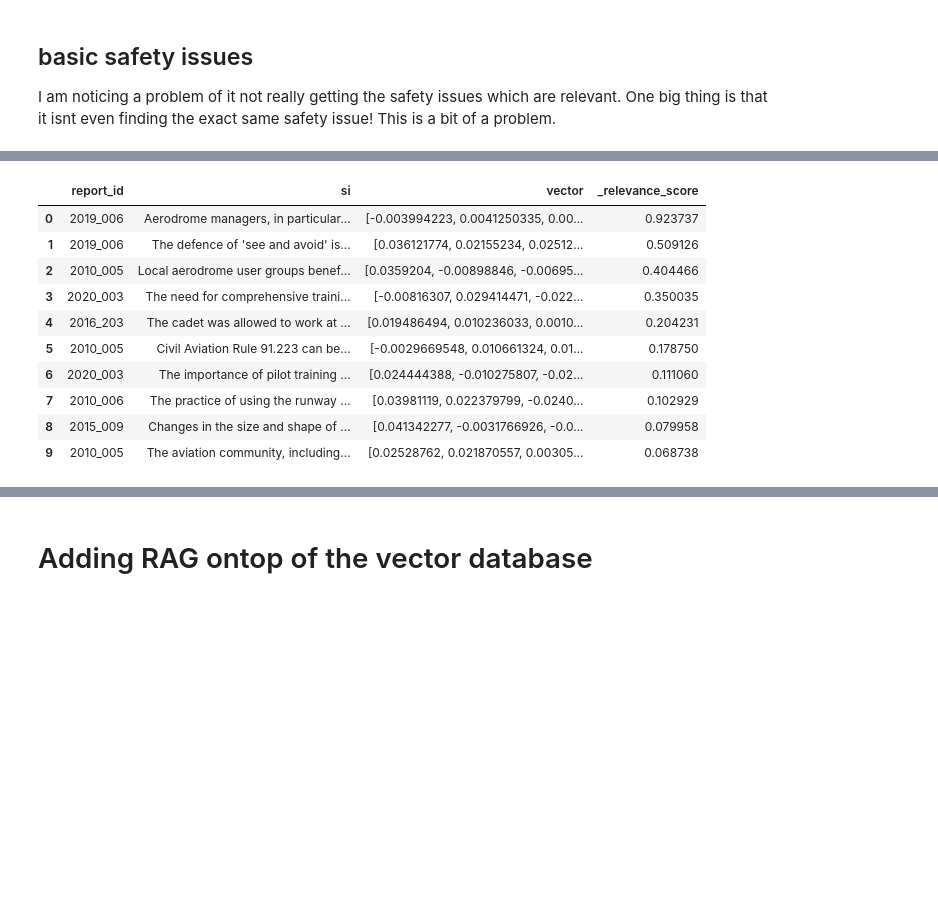
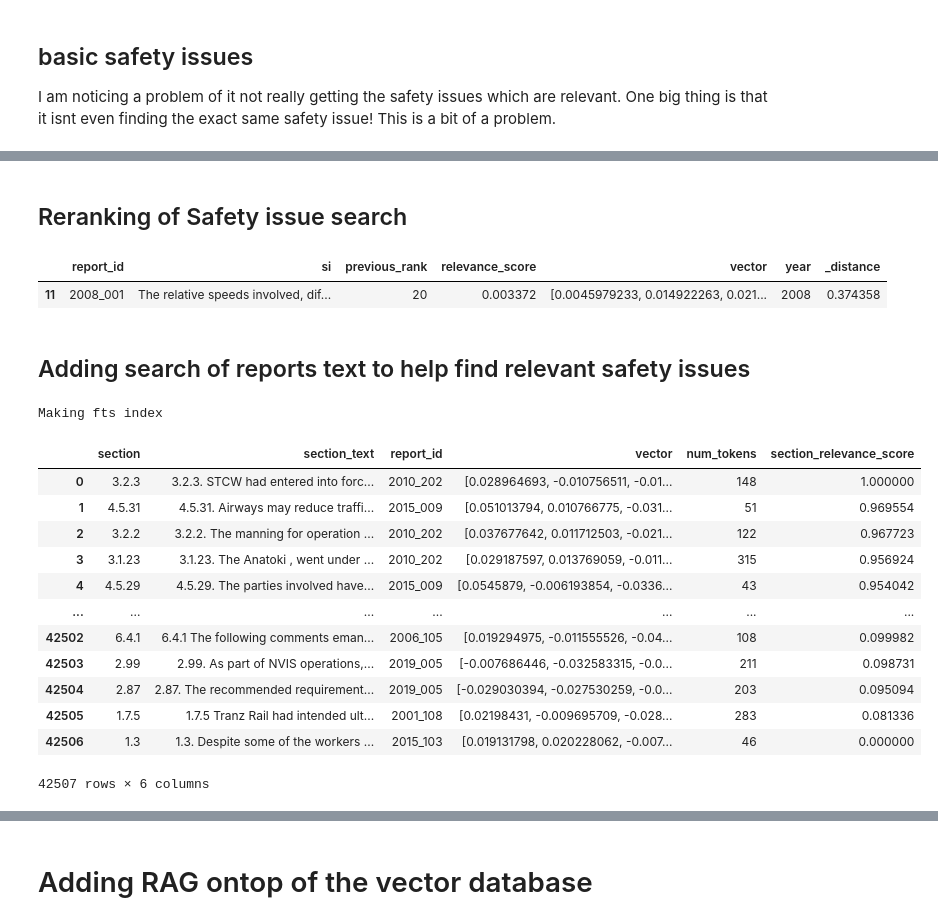
Before and after one commit to 1jamesthompson1/TAIC-report-summary, a Jupyter notebook: notebooks/vector database exploration/#165_basic_safety_issue_rag.ipynb, the cells around one changed output, grey strips where cells are left out. Drawn from its saved outputs; the diff is of its cells as text; code cells hidden in the pictures; blank space fills up the shorter version.

```diff
--- a/notebooks/vector database exploration/#165_basic_safety_issue_rag.ipynb
+++ b/notebooks/vector database exploration/#165_basic_safety_issue_rag.ipynb
@@ -94,6 +134,30 @@ vo = voyageai.Client()
 def embed_query(text):
 
     return vo.embed(text, model="voyage-large-2-instruct", input_type="query", truncation=False).embeddings[0]
+# %%
+def table_search(table, query, limit = 100, type: str = ['hybrid', 'fts', 'vector']) -> pd.DataFrame:
+    if type == 'hybrid':
+        results = table.search((embed_query(query), query),  query_type='hybrid') \
+            .metric("cosine") \
+            .limit(limit) \
+            .to_pandas()
+        results.rename(columns={'_relevance_score': 'section_relevance_score'}, inplace = True)
+    elif type == 'fts':
+        results = table.search(query,  query_type='fts') \
+            .limit(limit) \
+            .to_pandas()
+        results.rename(columns={'score': 'section_relevance_score'}, inplace = True)
+    else: # type == 'vector'
+        results = table.search(embed_query(query),  query_type='vector') \
+            .metric("cosine") \
+            .limit(limit) \
+            .to_pandas()
+        results.rename(columns={'_distance': 'section_relevance_score'}, inplace = True)
+        results['section_relevance_score'] = 1 - results['section_relevance_score']
+
+    results['section_relevance_score'] = (results['section_relevance_score'] - results['section_relevance_score'].min()) / (results['section_relevance_score'].max() - results['section_relevance_score'].min())
+
+    return results
 # %% [markdown]
 ## basic safety issues
 
@@ -133,19 +197,2 @@ search_results
-# %%
-
-si_table.create_fts_index("si", replace=True)
-
-# hybrid search with default re-ranker
-results = si_table.search((embed_query(query), query), query_type="hybrid").to_pandas()
-results
-# %% [output]
-|  | report_id | si | vector | _relevance_score |
-| 0 | 2019_006 | Aerodrome managers, in particular... | [-0.003994223, 0.0041250335, 0.00... | 0.923737 |
-| 1 | 2019_006 | The defence of 'see and avoid' is... | [0.036121774, 0.02155234, 0.02512... | 0.509126 |
-| 2 | 2010_005 | Local aerodrome user groups benef... | [0.0359204, -0.00898846, -0.00695... | 0.404466 |
-| 3 | 2020_003 | The need for comprehensive traini... | [-0.00816307, 0.029414471, -0.022... | 0.350035 |
-| 4 | 2016_203 | The cadet was allowed to work at ... | [0.019486494, 0.010236033, 0.0010... | 0.204231 |
-| 5 | 2010_005 | Civil Aviation Rule 91.223 can be... | [-0.0029669548, 0.010661324, 0.01... | 0.178750 |
-| 6 | 2020_003 | The importance of pilot training ... | [0.024444388, -0.010275807, -0.02... | 0.111060 |
-| 7 | 2010_006 | The practice of using the runway ... | [0.03981119, 0.022379799, -0.0240... | 0.102929 |
-| 8 | 2015_009 | Changes in the size and shape of ... | [0.041342277, -0.0031766926, -0.0... | 0.079958 |
-| 9 | 2010_005 | The aviation community, including... | [0.02528762, 0.021870557, 0.00305... | 0.068738 |
+# %% [markdown]
+## Reranking of Safety issue search
@@ -151,0 +206,16 @@ results
+# %%
+query = "Close proximity incidents at unattended aerodromes"
+
+results = safety_issue_search(query)
+rerank_results(query, results, n_results = 20).query('report_id == "2008_001"')
+# %% [output]
+|  | report_id | si | previous_rank | relevance_score | vector | year | _distance |
+| 11 | 2008_001 | The relative speeds involved, dif... | 20 | 0.003372 | [0.0045979233, 0.014922263, 0.021... | 2008 | 0.374358 |
+# %% [markdown]
+## Adding search of reports text to help find relevant safety issues
+# %%
+report_sections_table = db.create_table('report_section_embeddings', data = section_text_embeddings.rename(columns={'section_text_embedding': 'vector'}), mode='overwrite')
+print('Making fts index')
+report_sections_table.create_fts_index('section_text', replace=True)
+# %% [output]
+Making fts index
@@ -151,0 +224,19 @@ results
+# %%
+query = "Vortex ring state (or 'settling with power')"
+
+results = report_sections_search(query, limit = 50000, type = 'vector')
+results
+# %% [output]
+|  | section | section_text | report_id | vector | num_tokens | section_relevance_score |
+| 0 | 3.2.3 | 3.2.3. STCW had entered into forc... | 2010_202 | [0.028964693, -0.010756511, -0.01... | 148 | 1.000000 |
+| 1 | 4.5.31 | 4.5.31. Airways may reduce traffi... | 2015_009 | [0.051013794, 0.010766775, -0.031... | 51 | 0.969554 |
+| 2 | 3.2.2 | 3.2.2. The manning for operation ... | 2010_202 | [0.037677642, 0.011712503, -0.021... | 122 | 0.967723 |
+| 3 | 3.1.23 | 3.1.23. The Anatoki , went under ... | 2010_202 | [0.029187597, 0.013769059, -0.011... | 315 | 0.956924 |
+| 4 | 4.5.29 | 4.5.29. The parties involved have... | 2015_009 | [0.0545879, -0.006193854, -0.0336... | 43 | 0.954042 |
+| ... | ... | ... | ... | ... | ... | ... |
+| 42502 | 6.4.1 | 6.4.1 The following comments eman... | 2006_105 | [0.019294975, -0.011555526, -0.04... | 108 | 0.099982 |
+| 42503 | 2.99 | 2.99. As part of NVIS operations,... | 2019_005 | [-0.007686446, -0.032583315, -0.0... | 211 | 0.098731 |
+| 42504 | 2.87 | 2.87. The recommended requirement... | 2019_005 | [-0.029030394, -0.027530259, -0.0... | 203 | 0.095094 |
+| 42505 | 1.7.5 | 1.7.5 Tranz Rail had intended ult... | 2001_108 | [0.02198431, -0.009695709, -0.028... | 283 | 0.081336 |
+| 42506 | 1.3 | 1.3. Despite some of the workers ... | 2015_103 | [0.019131798, 0.020228062, -0.007... | 46 | 0.000000 |
+42507 rows × 6 columns
```
Also changed, not shown: parts of 33 cells of this notebook, 3 other files.
